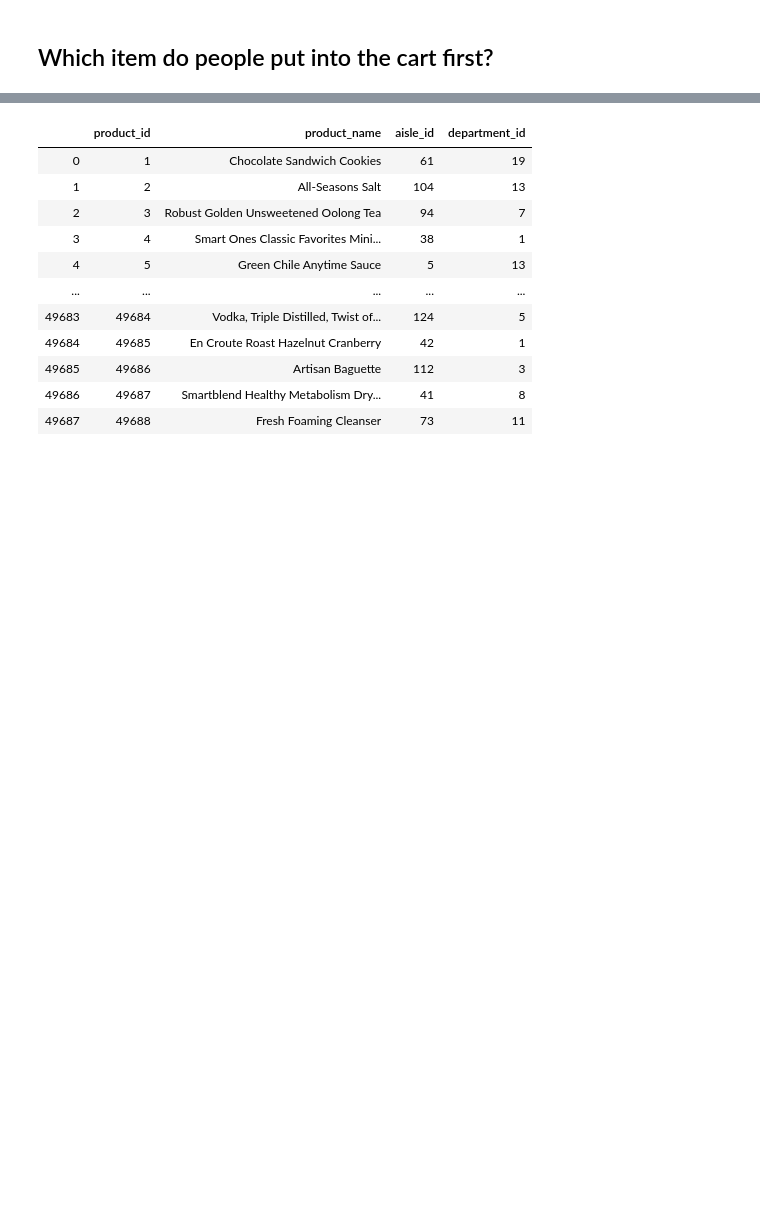
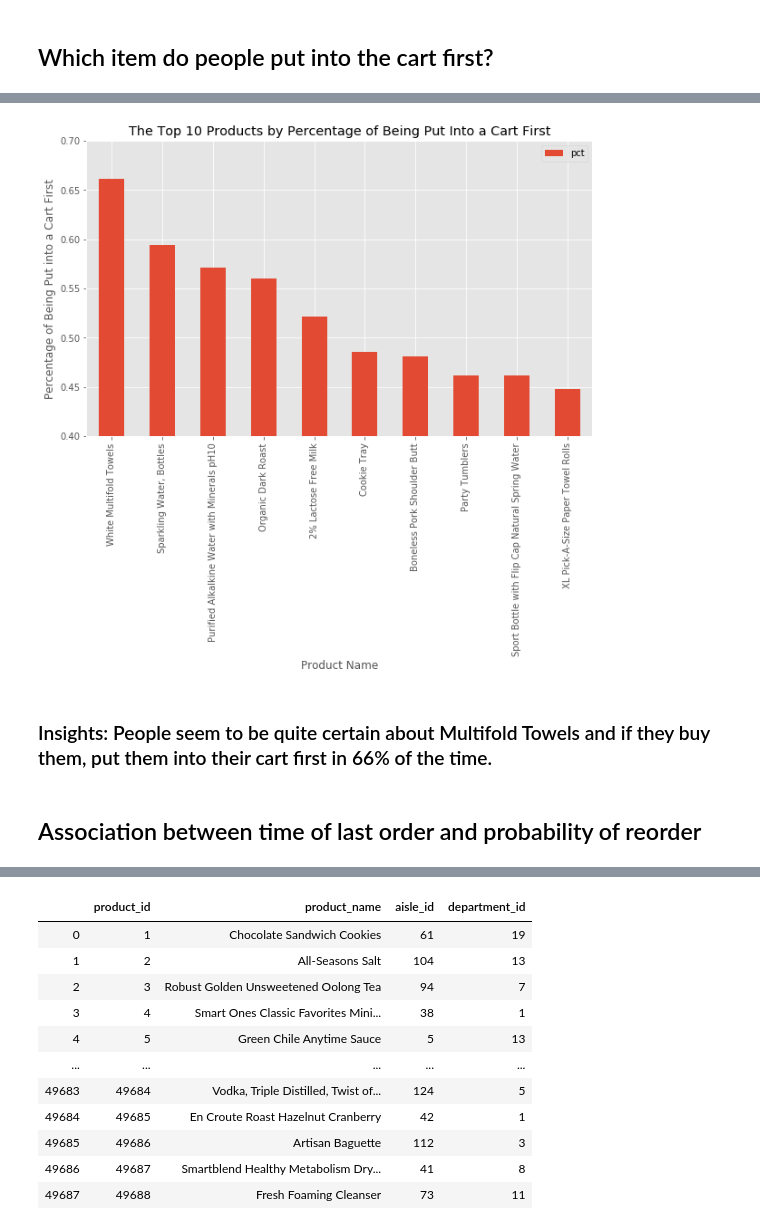
Before and after one commit to RachelPengmkt/Instacart-Market-Basket-Analysis-Exploratory-Analysis-Kaggle, a Jupyter notebook: Instacart-Market-Basket-Analysis-Exploratory-Analysis-Kaggle.ipynb, the cells around one changed output, grey strips where cells are left out. Cells and saved outputs as stored; diff of their text form; code cells hidden in the pictures; blank space fills up the shorter version.

```diff
--- a/Instacart-Market-Basket-Analysis-Exploratory-Analysis-Kaggle.ipynb
+++ b/Instacart-Market-Basket-Analysis-Exploratory-Analysis-Kaggle.ipynb
@@ -550,0 +535,10 @@ orders
+# %%
+# calcualte the frequency each product id was put into the cart first, the total frequence each product was put into a cart, and the percentage of being put into the cart first
+order_products_train_first_pct=order_products_train.groupby('product_id').apply(lambda g: pd.Series({\
+    'count': sum(g['add_to_cart_order']==1),\  #used a filter function here to calculate the frequency of being put into the cart first
+     'total_count': g.add_to_cart_order.count(),\
+    'pct': sum(g['add_to_cart_order']==1)/g.add_to_cart_order.count()
+}))
+# %%
+# only keep the products with count>10 and then find the top 10 products by pct; rest the index so that product_id becomes a column
+product_top10_first_order=order_products_train_first_pct[order_products_train_first_pct['count']>10].sort_values(by='pct', ascending=False)[:10].reset_index()
@@ -550,0 +559,3 @@ orders
+# %%
+# merge with products table to get the product names
+product_top10_first_order = pd.merge(product_top10_first_order, products, how='left', on='product_id', validate = '1:1') # validate = '1:1' means check if merge keys are unique in both left and right datasets. if not unique in any side, an error will be returned.
@@ -550,0 +592,17 @@ orders
+# %%
+# draw a bar chart
+#my_colors='rb'# set the color of the first bar chart to red and the second one to blue; r means read and b means blue
+product_top10_first_order[['product_name','pct']].set_index('product_name').plot(kind='bar', figsize=(10, 6))
+
+plt.xlabel('Product Name') # add to x-label to the plot
+plt.ylabel('Percentage of Being Put into a Cart First') # add y-label to the plot
+plt.title('The Top 10 Products by Percentage of Being Put Into a Cart First') # add title to the plot
+plt.ylim((0.4,0.7)) # adjust the range of y axis so that the difference between bars are more clear
+
+plt.show()
+# %% [output]
+[figure, added]
+# %% [markdown]
+### Insights: People seem to be quite certain about Multifold Towels and if they buy them, put them into their cart first in 66% of the time.
+# %% [markdown]
+## Association between time of last order and probability of reorder
```
Also changed, not shown: parts of 30 cells of this notebook.
